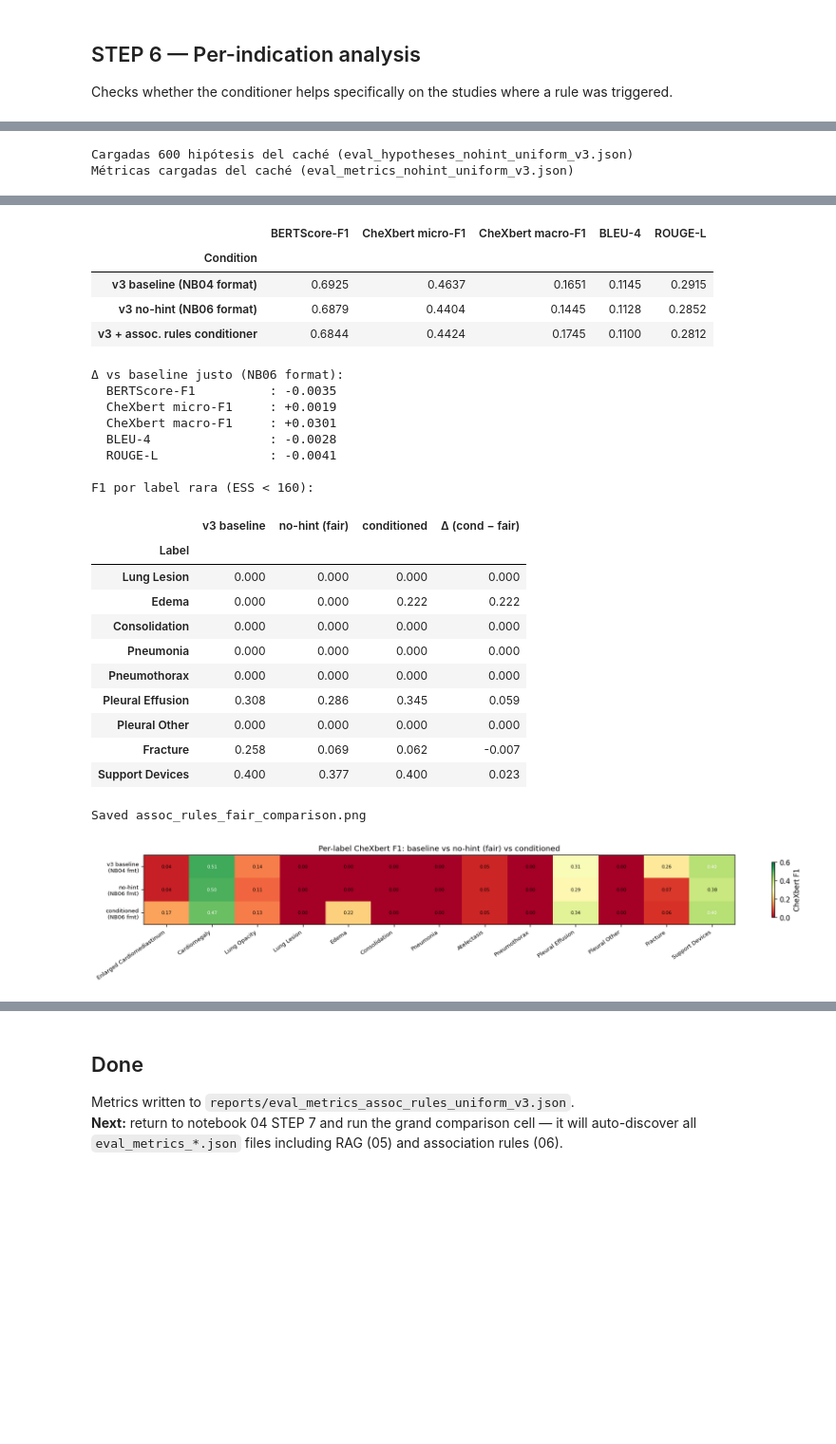
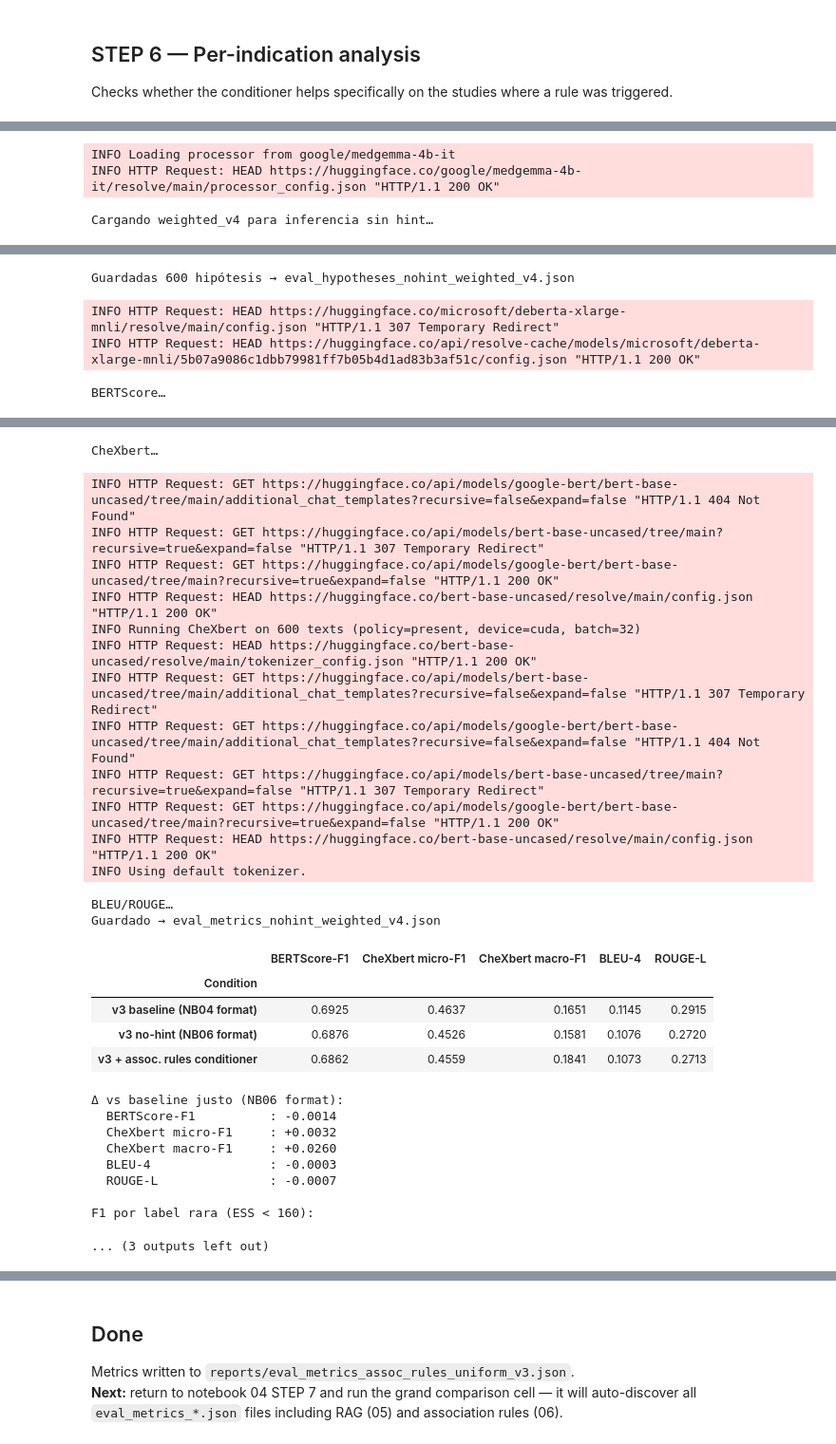
Before and after one commit to DiegoViillalba/ReportCXR, a Jupyter notebook: notebooks/06_association_rules.ipynb, the cells around one changed output, grey strips where cells are left out. Shown at 95% size. Saved outputs shown, nothing was run; the diff lists cells and outputs as text; code cells hidden in the pictures; blank space fills up the shorter version.

```diff
--- a/notebooks/06_association_rules.ipynb
+++ b/notebooks/06_association_rules.ipynb
@@ -379,7 +379,7 @@ SYSTEM_PROMPT = (
     'Be concise and clinical. Do not include an Impression section.'
 )
 
-COND_VARIANT   = 'uniform_v3'
+COND_VARIANT   = 'weighted_v4'
 COND_MIN_CONF  = 0.25
 COND_MIN_LIFT  = 1.2
 variant_key    = f'assoc_rules_{COND_VARIANT}'
@@ -627,7 +648,7 @@ Saved eval_assoc_rules_delta.png
 # para aislar el efecto causal del condicionador del efecto de formato.
 # ══════════════════════════════════════════════════════════════════════════════
 
-NOHINT_VARIANT = 'nohint_uniform_v3'
+NOHINT_VARIANT = 'nohint_weighted_v4'
 cache_nohint   = REPO_ROOT / 'reports' / f'eval_hypotheses_{NOHINT_VARIANT}.json'
 
 def _build_plain_prompt(indication: str, system_prompt: str = '') -> str:
@@ -799,5 +820,6 @@ fig.savefig(FIGURES_DIR / 'assoc_rules_fair_comparison.png', dpi=150, bbox_inche
 print('Saved assoc_rules_fair_comparison.png')
 plt.show()
 # %% [output]
-Cargadas 600 hipótesis del caché (eval_hypotheses_nohint_uniform_v3.json)
-Métricas cargadas del caché (eval_metrics_nohint_uniform_v3.json)
+INFO Loading processor from google/medgemma-4b-it
+INFO HTTP Request: HEAD https://huggingface.co/google/medgemma-4b-it/resolve/main/processor_config.json "HTTP/1.1 200 OK"
+Cargando weighted_v4 para inferencia sin hint…
@@ -803,0 +843,4 @@ Métricas cargadas del caché (eval_metrics_nohint_uniform_v3.json)
+Guardadas 600 hipótesis → eval_hypotheses_nohint_weighted_v4.json
+INFO HTTP Request: HEAD https://huggingface.co/microsoft/deberta-xlarge-mnli/resolve/main/config.json "HTTP/1.1 307 Temporary Redirect"
+INFO HTTP Request: HEAD https://huggingface.co/api/resolve-cache/models/microsoft/deberta-xlarge-mnli/5b07a9086c1dbb79981ff7b05b4d1ad83b3af51c/config.json "HTTP/1.1 200 OK"
+BERTScore…
@@ -804,29 +864,32 @@ Métricas cargadas del caché (eval_metrics_nohint_uniform_v3.json)
+CheXbert…
+INFO HTTP Request: GET https://huggingface.co/api/models/google-bert/bert-base-uncased/tree/main/additional_chat_templates?recursive=false&expand=false "HTTP/1.1 404 Not Found"
+INFO HTTP Request: GET https://huggingface.co/api/models/bert-base-uncased/tree/main?recursive=true&expand=false "HTTP/1.1 307 Temporary Redirect"
+INFO HTTP Request: GET https://huggingface.co/api/models/google-bert/bert-base-uncased/tree/main?recursive=true&expand=false "HTTP/1.1 200 OK"
+INFO HTTP Request: HEAD https://huggingface.co/bert-base-uncased/resolve/main/config.json "HTTP/1.1 200 OK"
+INFO Running CheXbert on 600 texts (policy=present, device=cuda, batch=32)
+INFO HTTP Request: HEAD https://huggingface.co/bert-base-uncased/resolve/main/tokenizer_config.json "HTTP/1.1 200 OK"
+INFO HTTP Request: GET https://huggingface.co/api/models/bert-base-uncased/tree/main/additional_chat_templates?recursive=false&expand=false "HTTP/1.1 307 Temporary Redirect"
+INFO HTTP Request: GET https://huggingface.co/api/models/google-bert/bert-base-uncased/tree/main/additional_chat_templates?recursive=false&expand=false "HTTP/1.1 404 Not Found"
+INFO HTTP Request: GET https://huggingface.co/api/models/bert-base-uncased/tree/main?recursive=true&expand=false "HTTP/1.1 307 Temporary Redirect"
+INFO HTTP Request: GET https://huggingface.co/api/models/google-bert/bert-base-uncased/tree/main?recursive=true&expand=false "HTTP/1.1 200 OK"
+INFO HTTP Request: HEAD https://huggingface.co/bert-base-uncased/resolve/main/config.json "HTTP/1.1 200 OK"
+INFO Using default tokenizer.
+BLEU/ROUGE…
+Guardado → eval_metrics_nohint_weighted_v4.json
 |  | BERTScore-F1 | CheXbert micro-F1 | CheXbert macro-F1 | BLEU-4 | ROUGE-L |
 | Condition |  |  |  |  |  |
 | v3 baseline (NB04 format) | 0.6925 | 0.4637 | 0.1651 | 0.1145 | 0.2915 |
-| v3 no-hint (NB06 format) | 0.6879 | 0.4404 | 0.1445 | 0.1128 | 0.2852 |
-| v3 + assoc. rules conditioner | 0.6844 | 0.4424 | 0.1745 | 0.1100 | 0.2812 |
+| v3 no-hint (NB06 format) | 0.6876 | 0.4526 | 0.1581 | 0.1076 | 0.2720 |
+| v3 + assoc. rules conditioner | 0.6862 | 0.4559 | 0.1841 | 0.1073 | 0.2713 |
-Δ vs baseline justo (NB06 format):
-  BERTScore-F1          : -0.0035
-  CheXbert micro-F1     : +0.0019
-  CheXbert macro-F1     : +0.0301
-  BLEU-4                : -0.0028
-  ROUGE-L               : -0.0041
-
-F1 por label rara (ESS < 160):
-|  | v3 baseline | no-hint (fair) | conditioned | Δ (cond − fair) |
-| Label |  |  |  |  |
-| Lung Lesion | 0.000 | 0.000 | 0.000 | 0.000 |
-| Edema | 0.000 | 0.000 | 0.222 | 0.222 |
-| Consolidation | 0.000 | 0.000 | 0.000 | 0.000 |
-| Pneumonia | 0.000 | 0.000 | 0.000 | 0.000 |
-| Pneumothorax | 0.000 | 0.000 | 0.000 | 0.000 |
-| Pleural Effusion | 0.308 | 0.286 | 0.345 | 0.059 |
-| Pleural Other | 0.000 | 0.000 | 0.000 | 0.000 |
-| Fracture | 0.258 | 0.069 | 0.062 | -0.007 |
-| Support Devices | 0.400 | 0.377 | 0.400 | 0.023 |
-Saved assoc_rules_fair_comparison.png
-[figure, removed]
+Δ vs baseline justo (NB06 format):
+  BERTScore-F1          : -0.0014
+  CheXbert micro-F1     : +0.0032
+  CheXbert macro-F1     : +0.0260
+  BLEU-4                : -0.0003
+  ROUGE-L               : -0.0007
+
+F1 por label rara (ESS < 160):
+... (3 outputs left out)
 # %%
 # ─── STEP 8 — Combined RAG + Association Rules conditioner ─────────────────
 # Uses the SAME TF-IDF index from step2 for both signals:
```
Also changed, not shown: parts of 5 cells of this notebook, 9 other files.
